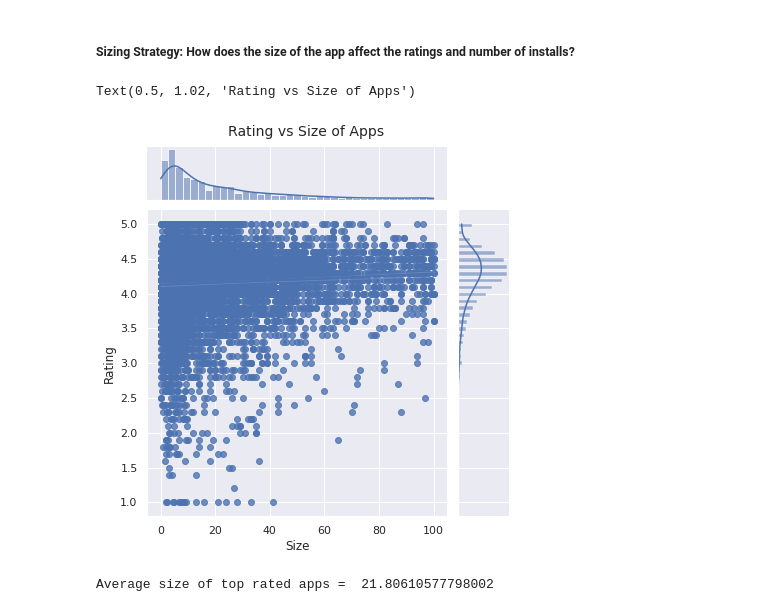
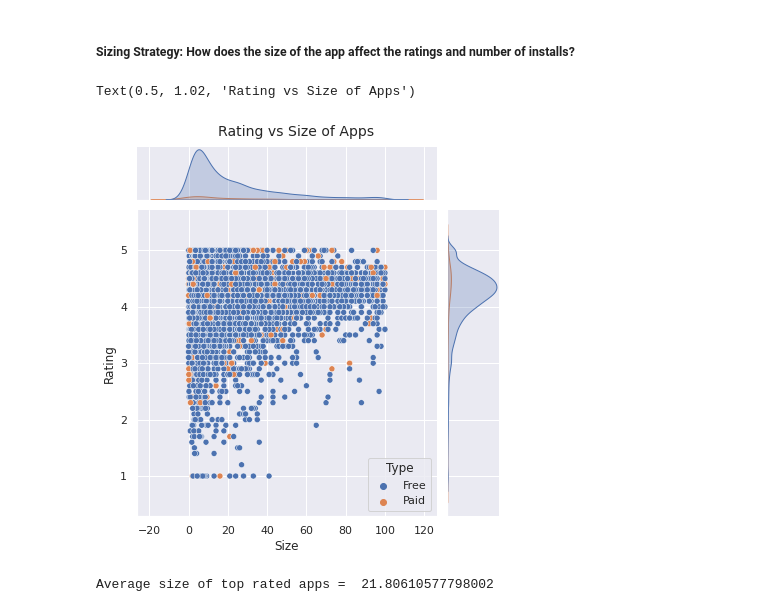
Before and after one commit to Anupam-Durutkar/Exploratory-Analysis-On-Play-Store-Apps, a Jupyter notebook: Exploratory_Analysis_On_Play_Store_Apps.ipynb, the cells around one changed output. Saved outputs shown, nothing was run; the diff lists cells and outputs as text; code cells hidden in the pictures.

```diff
--- a/Exploratory_Analysis_On_Play_Store_Apps.ipynb
+++ b/Exploratory_Analysis_On_Play_Store_Apps.ipynb
@@ -363,11 +415,12 @@ Text(0.5, 1.02, 'Pairwise Plot - Rating, Size, Installs, Reviews, Price')
 ##### Sizing Strategy: How does the size of the app affect the ratings and number of installs?
 # %%
 sns.set_style("darkgrid")
-ax = sns.jointplot(play_store_df['Size'], play_store_df['Rating'], kind="reg")
+
+ax = sns.jointplot(data=play_store_df, x= "Size", y = "Rating" , hue="Type")
 ax.fig.suptitle("Rating vs Size of Apps", y = 1.02, fontsize=14 )
 # %% [output]
 Text(0.5, 1.02, 'Rating vs Size of Apps')
-[figure, old version]
+[figure, new version]
 # %%
 ## Sizing distribution of top rated apps (>= 4.5)
 play_store_df_top_rated = play_store_df[play_store_df["Rating"]>=4.5]
```
Also changed, not shown: parts of 27 cells of this notebook.
